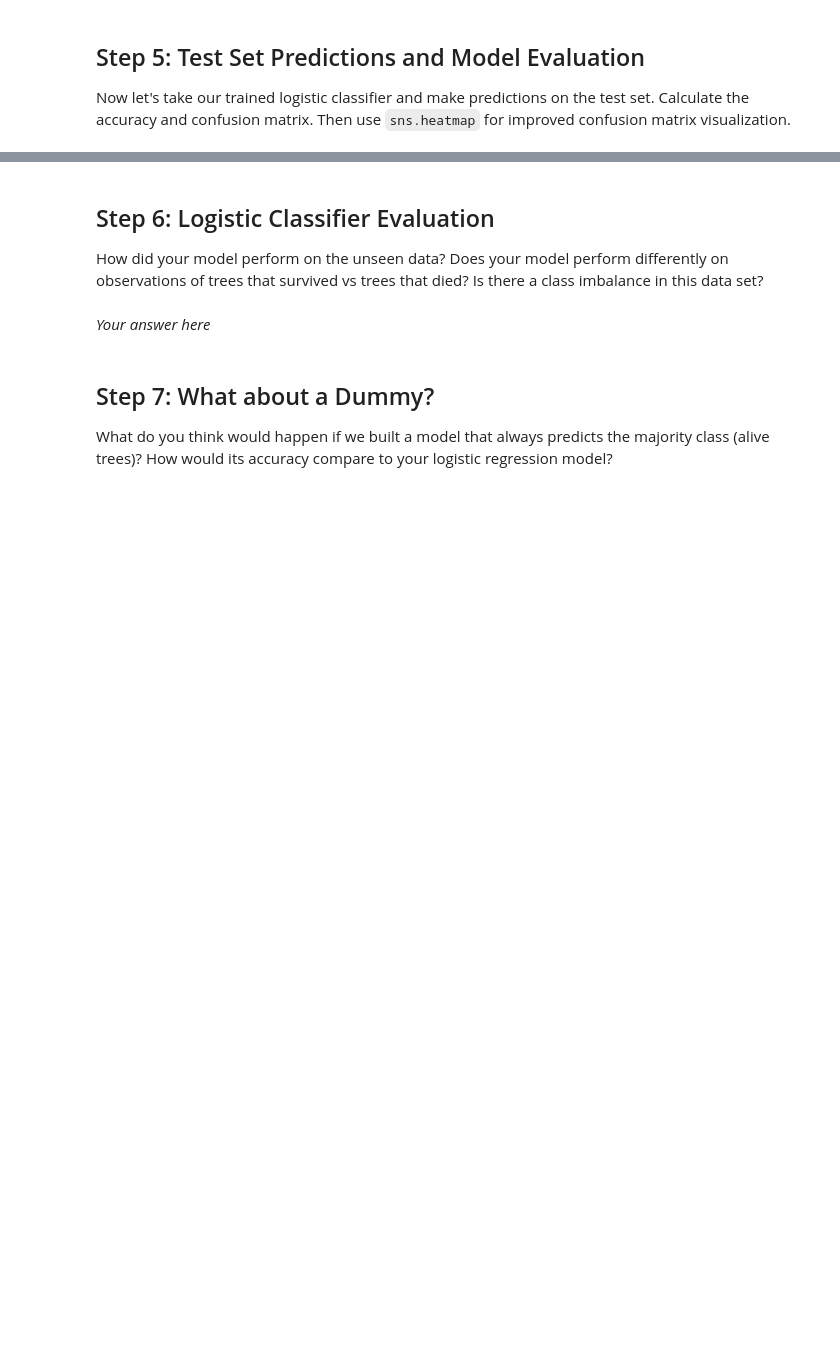
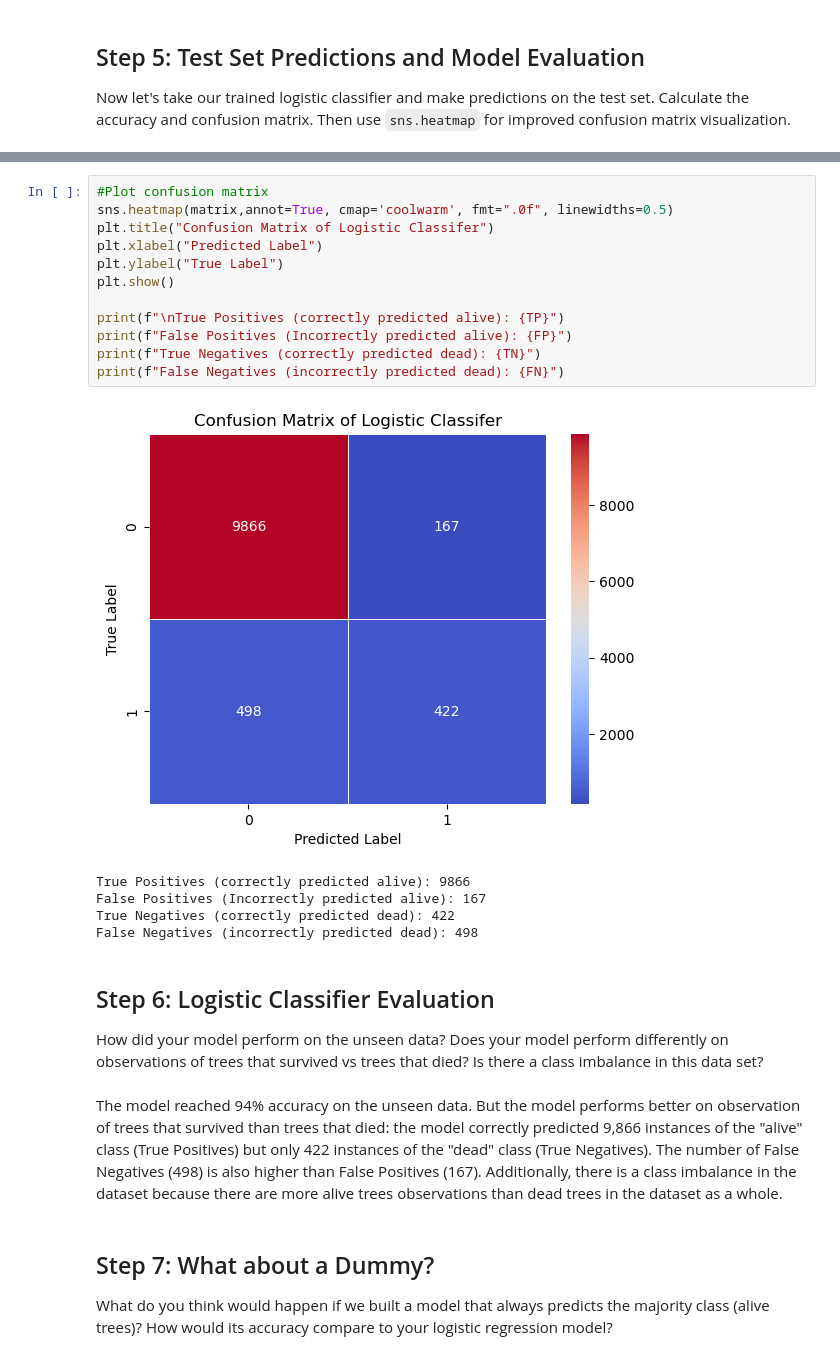
Before and after one commit to ZoeZhouJ/EDS232-labs, a Jupyter notebook: Week3/lab3-wildfire.ipynb, the cells around one changed output, grey strips where cells are left out. Saved outputs shown, nothing was run; the diff lists cells and outputs as text; blank space fills up the shorter version.

```diff
--- a/Week3/lab3-wildfire.ipynb
+++ b/Week3/lab3-wildfire.ipynb
@@ -143,10 +174,28 @@ Ellipsis
+# %%
+#Plot confusion matrix
+sns.heatmap(matrix,annot=True, cmap='coolwarm', fmt=".0f", linewidths=0.5)
+plt.title("Confusion Matrix of Logistic Classifer")
+plt.xlabel("Predicted Label")
+plt.ylabel("True Label")
+plt.show()
+
+print(f"\nTrue Positives (correctly predicted alive): {TP}")
+print(f"False Positives (Incorrectly predicted alive): {FP}")
+print(f"True Negatives (correctly predicted dead): {TN}")
+print(f"False Negatives (incorrectly predicted dead): {FN}")
+# %% [output]
+[figure, added]
+True Positives (correctly predicted alive): 9866
+False Positives (Incorrectly predicted alive): 167
+True Negatives (correctly predicted dead): 422
+False Negatives (incorrectly predicted dead): 498
 # %% [markdown]
 ## Step 6: Logistic Classifier Evaluation
 How did your model perform on the unseen data?
 Does your model perform differently on observations of trees that survived vs trees that died?
 Is there a class imbalance in this data set?
 # %% [markdown]
-*Your answer here*
+The model reached 94% accuracy on the unseen data. But the model performs better on observation of trees that survived than trees that died: the model correctly predicted 9,866 instances of the "alive" class (True Positives) but only 422 instances of the "dead" class (True Negatives). The number of False Negatives (498) is also higher than False Positives (167). Additionally, there is a class imbalance in the dataset because there are more alive trees observations than dead trees in the dataset as a whole.
 # %% [markdown]
 ## Step 7: What about a Dummy?
 What do you think would happen if we built a model that always predicts the majority class (alive trees)? How would its accuracy compare to your logistic regression model?
```
Also changed, not shown: parts of 15 cells of this notebook.
